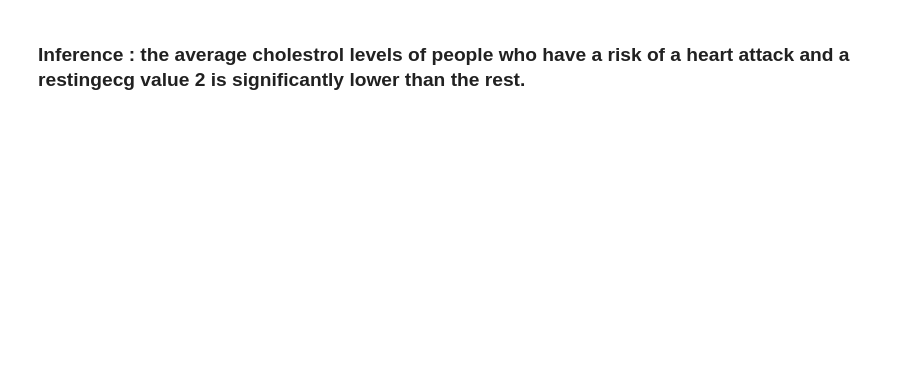
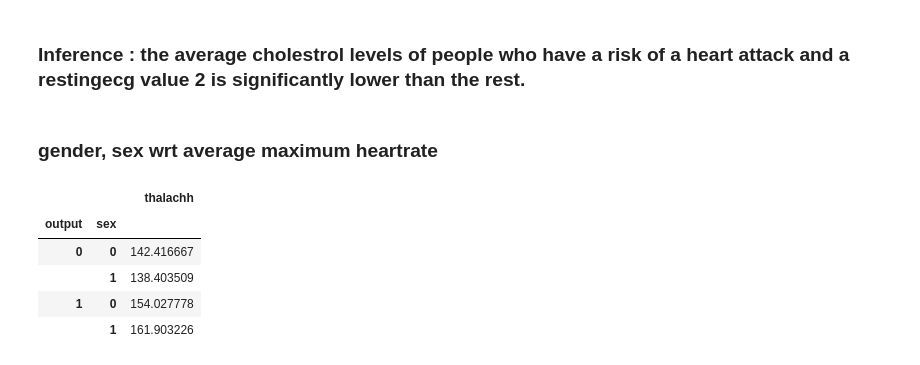
Before and after one commit to SharanKalyan/Heart-attack-predctions, a Jupyter notebook: Analysis.ipynb, the cells around one changed output. Cells and saved outputs as stored; diff of their text form; code cells hidden in the pictures; blank space fills up the shorter version.

```diff
--- a/Analysis.ipynb
+++ b/Analysis.ipynb
@@ -330,2 +325,13 @@ pd.DataFrame(df.groupby(['output','restecg']).mean()['chol'])
 # %% [markdown]
 ### Inference : the average cholestrol levels of people who have a risk of a heart attack and a restingecg value 2 is significantly lower than the rest.
+# %% [markdown]
+### gender, sex wrt average maximum heartrate
+# %%
+pd.DataFrame(df.groupby(['output','sex']).mean()['thalachh'])
+# %% [output]
+|  |  | thalachh |
+| output | sex |  |
+| 0 | 0 | 142.416667 |
+|  | 1 | 138.403509 |
+| 1 | 0 | 154.027778 |
+|  | 1 | 161.903226 |
```
Also changed, not shown: parts of 6 cells of this notebook.
